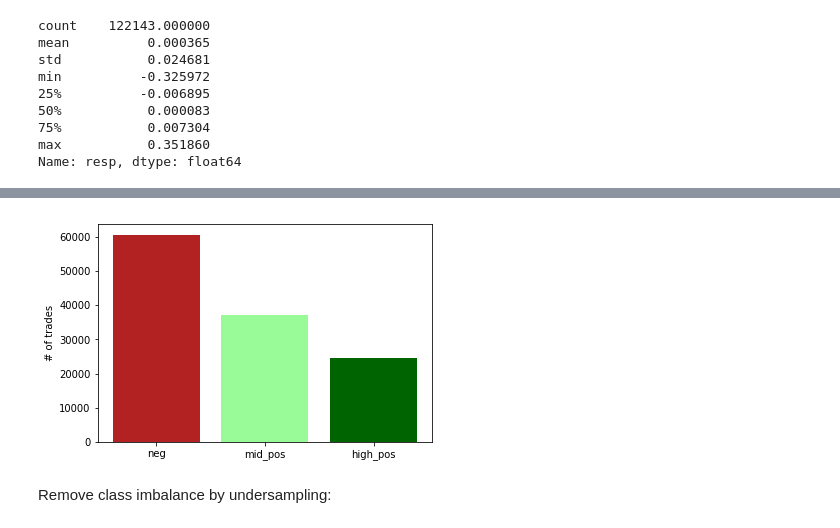
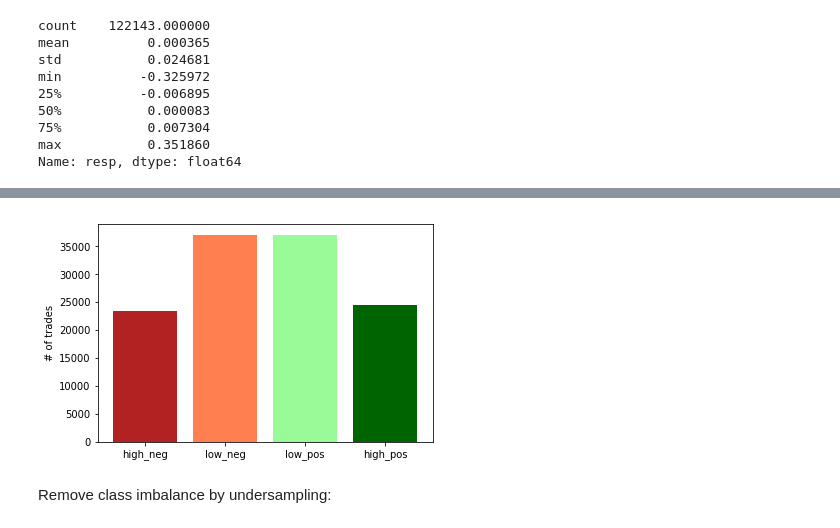
Before and after one commit to alexkapele/jane_street_prediction, a Jupyter notebook: jane_street.ipynb, the cells around one changed output, grey strips where cells are left out. Cells and saved outputs as stored; diff of their text form; code cells hidden in the pictures.

```diff
--- a/jane_street.ipynb
+++ b/jane_street.ipynb
@@ -438,12 +462,22 @@ y_clean.to_frame().join(y_label,lsuffix='_value', rsuffix='_label').head(20)
 | 47 | 0.055004 | high_pos |
 | 48 | 0.018438 | high_pos |
-# %%
-plt.bar(x=[0,1,2], height=[len(y_label[y_label=='neg']),len(y_label[y_label=='mid_pos']),len(y_label[y_label=='high_pos'])],color=['firebrick','palegreen','darkgreen'])
-plt.xticks([0,1,2], ['neg','mid_pos','high_pos'])
-plt.ylabel('# of trades')
-plt.show()
-# %% [output]
-[figure, removed]
+# %%
+#Bar plot
+x = list(range(0,n_classes))
+height = [len(y_label[y_label==label]) for label in labels]
+if n_classes == 2:
+    colors = ['firebrick','darkgreen']
+elif n_classes == 3:
+    colors = ['firebrick','palegreen','darkgreen']
+else:
+    colors = ['firebrick','coral','palegreen','darkgreen']
+
+plt.bar(x=x, height=height,color=colors)
+plt.xticks(x, labels)
+plt.ylabel('# of trades')
+plt.show()
+# %% [output]
+[figure, added]
 # %% [markdown]
 Remove class imbalance by undersampling:
 # %%
```
Also changed, not shown: parts of 13 cells of this notebook.
